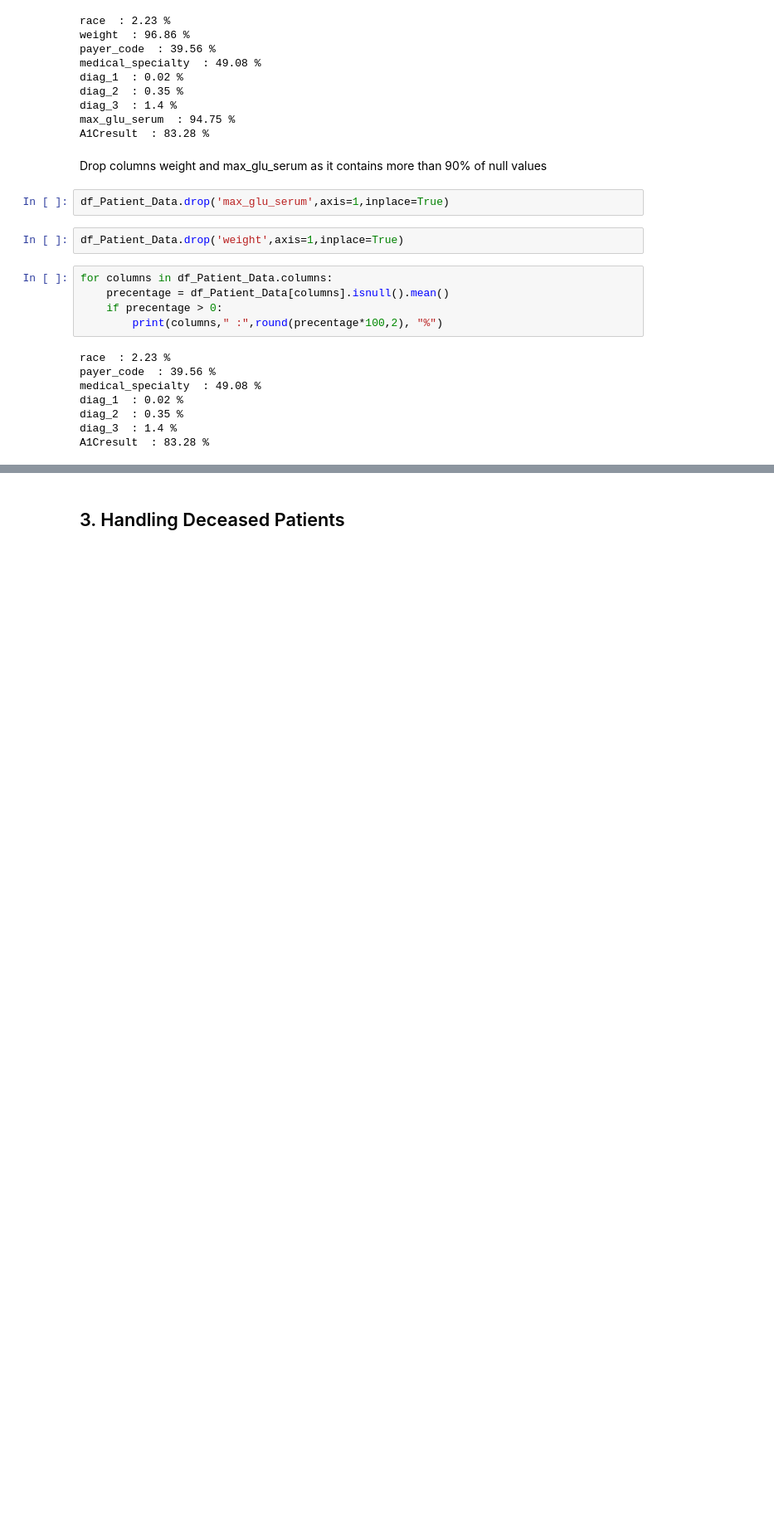
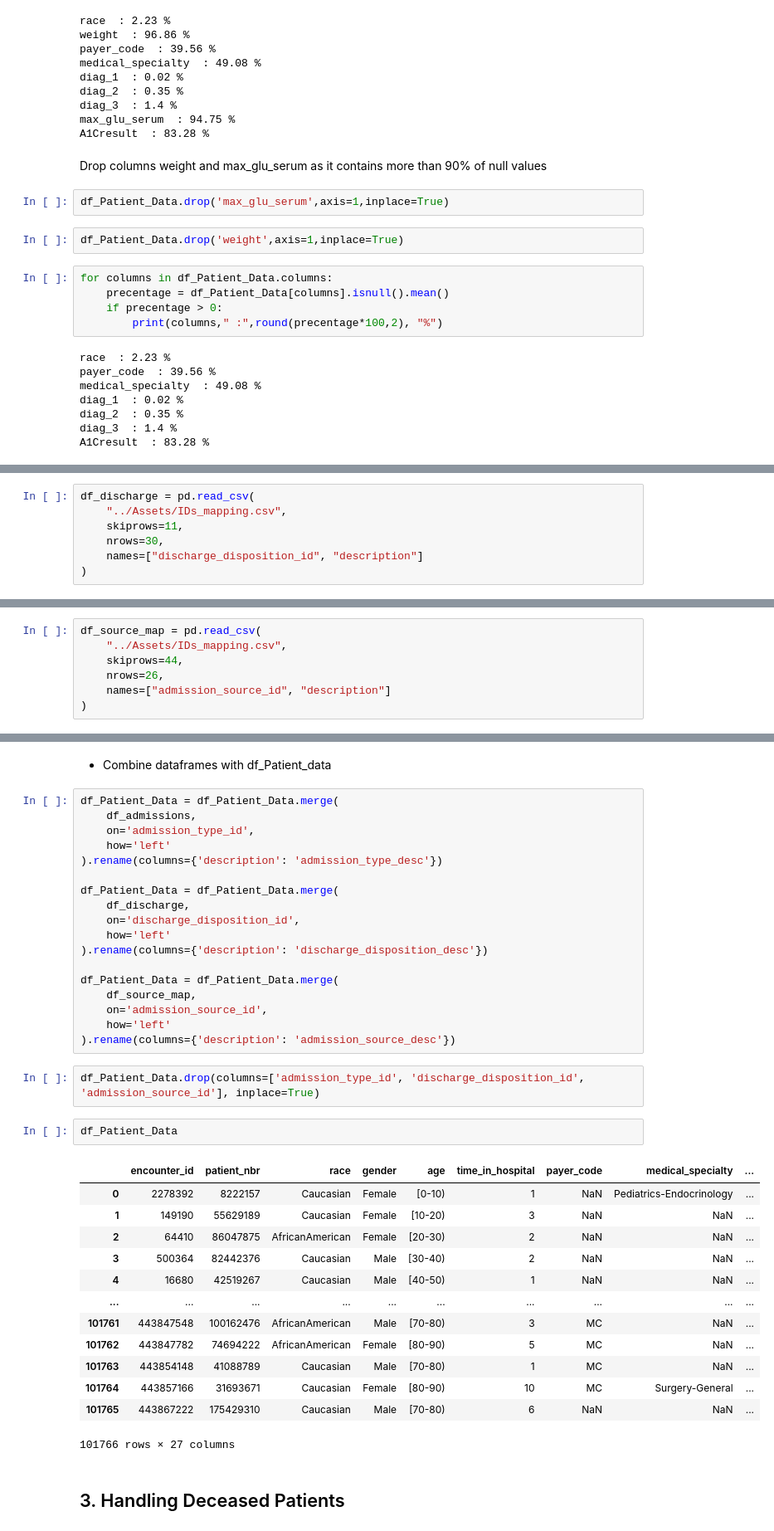
Before and after one commit to DiilaNa/Analyzing-diabetic-patient-readmissions, a Jupyter notebook: Notebooks/Technical_Appendix.ipynb, the cells around one changed output, grey strips where cells are left out. Shown: that part at 83% size. Drawn from its saved outputs; the diff is of its cells as text; blank space fills up the shorter version.

```diff
--- a/Notebooks/Technical_Appendix.ipynb
+++ b/Notebooks/Technical_Appendix.ipynb
@@ -242,0 +250,7 @@ A1Cresult  : 83.28 %
+# %%
+df_discharge = pd.read_csv(
+    "../Assets/IDs_mapping.csv",
+    skiprows=11,
+    nrows=30,
+    names=["discharge_disposition_id", "description"]
+)
@@ -242,0 +263,7 @@ A1Cresult  : 83.28 %
+# %%
+df_source_map = pd.read_csv(
+    "../Assets/IDs_mapping.csv",
+    skiprows=44,
+    nrows=26,
+    names=["admission_source_id", "description"]
+)
@@ -243,2 +276,40 @@ A1Cresult  : 83.28 %
+# %% [markdown]
+- Combine dataframes with df_Patient_data
+# %%
+df_Patient_Data = df_Patient_Data.merge(
+    df_admissions,
+    on='admission_type_id',
+    how='left'
+).rename(columns={'description': 'admission_type_desc'})
+
+df_Patient_Data = df_Patient_Data.merge(
+    df_discharge,
+    on='discharge_disposition_id',
+    how='left'
+).rename(columns={'description': 'discharge_disposition_desc'})
+
+df_Patient_Data = df_Patient_Data.merge(
+    df_source_map,
+    on='admission_source_id',
+    how='left'
+).rename(columns={'description': 'admission_source_desc'})
+# %%
+df_Patient_Data.drop(columns=['admission_type_id', 'discharge_disposition_id', 'admission_source_id'], inplace=True)
+# %%
+df_Patient_Data
+# %% [output]
+|  | encounter_id | patient_nbr | race | gender | age | time_in_hospital | payer_code | medical_specialty | ... |
+| 0 | 2278392 | 8222157 | Caucasian | Female | [0-10) | 1 | NaN | Pediatrics-Endocrinology | ... |
+| 1 | 149190 | 55629189 | Caucasian | Female | [10-20) | 3 | NaN | NaN | ... |
+| 2 | 64410 | 86047875 | AfricanAmerican | Female | [20-30) | 2 | NaN | NaN | ... |
+| 3 | 500364 | 82442376 | Caucasian | Male | [30-40) | 2 | NaN | NaN | ... |
+| 4 | 16680 | 42519267 | Caucasian | Male | [40-50) | 1 | NaN | NaN | ... |
+| ... | ... | ... | ... | ... | ... | ... | ... | ... | ... |
+| 101761 | 443847548 | 100162476 | AfricanAmerican | Male | [70-80) | 3 | MC | NaN | ... |
+| 101762 | 443847782 | 74694222 | AfricanAmerican | Female | [80-90) | 5 | MC | NaN | ... |
+| 101763 | 443854148 | 41088789 | Caucasian | Male | [70-80) | 1 | MC | NaN | ... |
+| 101764 | 443857166 | 31693671 | Caucasian | Female | [80-90) | 10 | MC | Surgery-General | ... |
+| 101765 | 443867222 | 175429310 | Caucasian | Male | [70-80) | 6 | NaN | NaN | ... |
+101766 rows × 27 columns
 # %% [markdown]
 ## 3. Handling Deceased Patients
```
Also changed, not shown: parts of 20 cells of this notebook.
